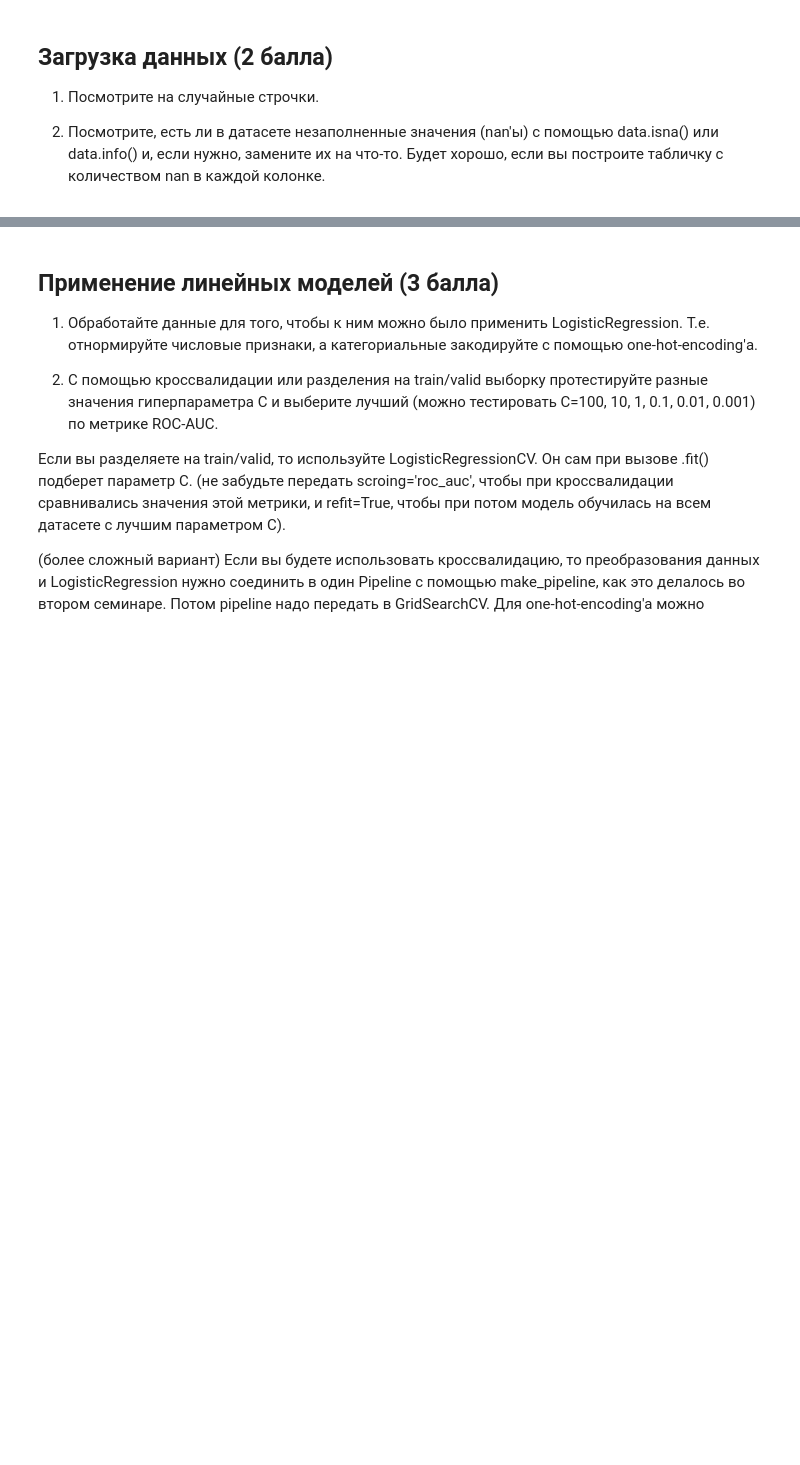
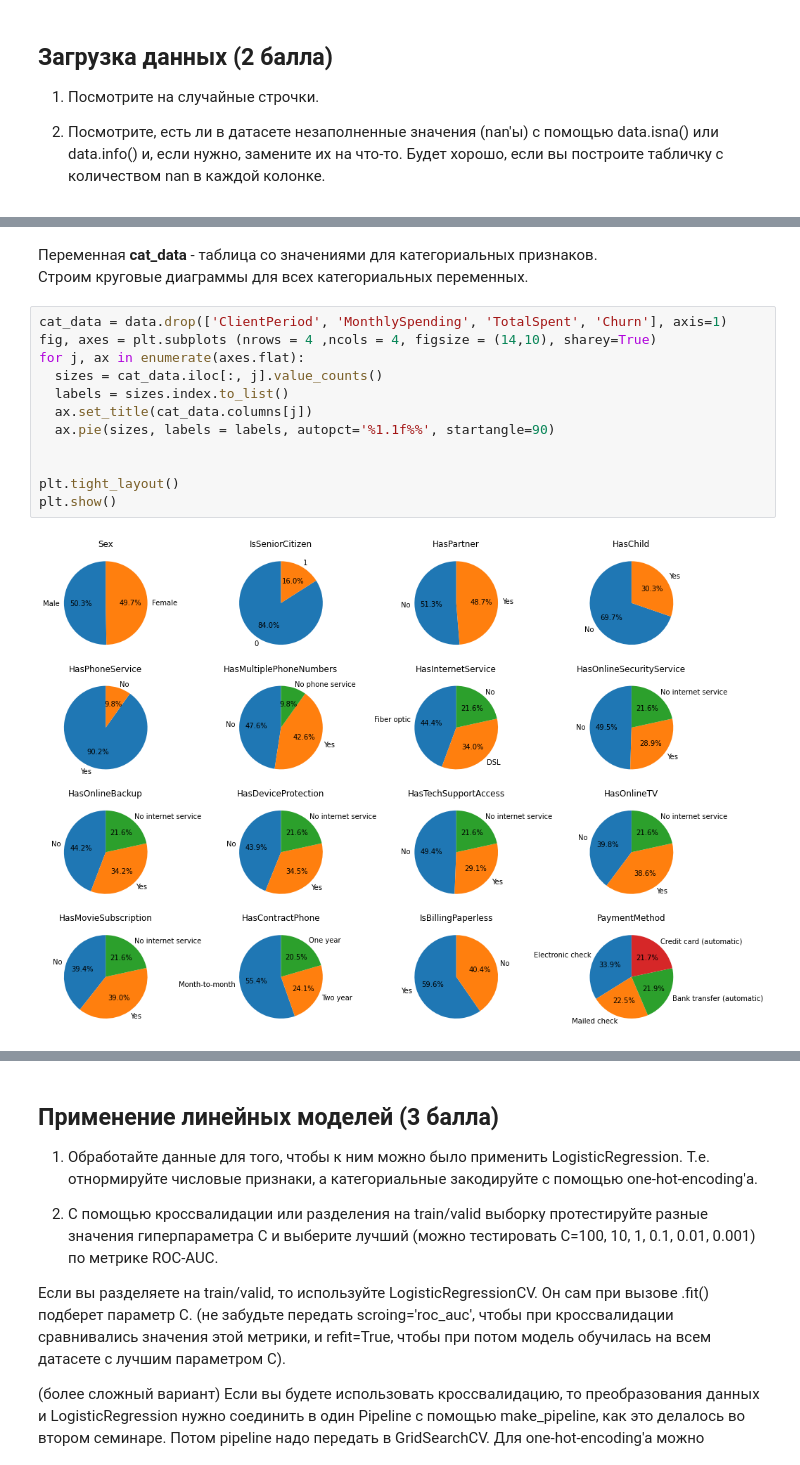
Before and after one commit to AnatoliyZhuk/Deep-Learning-School, a Jupyter notebook: Assignment №3/Homework_№3.ipynb, the cells around one changed output, grey strips where cells are left out. Cells and saved outputs as stored; diff of their text form; blank space fills up the shorter version.

```diff
--- a/Assignment №3/Homework_№3.ipynb
+++ b/Assignment №3/Homework_№3.ipynb
@@ -117,0 +173,17 @@ target_col = 'Churn'
+# %% [markdown]
+Переменная **cat_data** - таблица со значениями для категориальных признаков.<br/>
+Строим круговые диаграммы для всех категориальных переменных.
+# %%
+cat_data = data.drop(['ClientPeriod', 'MonthlySpending', 'TotalSpent', 'Churn'], axis=1)
+fig, axes = plt.subplots (nrows = 4 ,ncols = 4, figsize = (14,10), sharey=True)
+for j, ax in enumerate(axes.flat):
+  sizes = cat_data.iloc[:, j].value_counts()
+  labels = sizes.index.to_list()
+  ax.set_title(cat_data.columns[j])
+  ax.pie(sizes, labels = labels, autopct='%1.1f%%', startangle=90)
+
+
+plt.tight_layout()
+plt.show()
+# %% [output]
+[figure, added]
```
Also changed, not shown: parts of 64 cells of this notebook.
